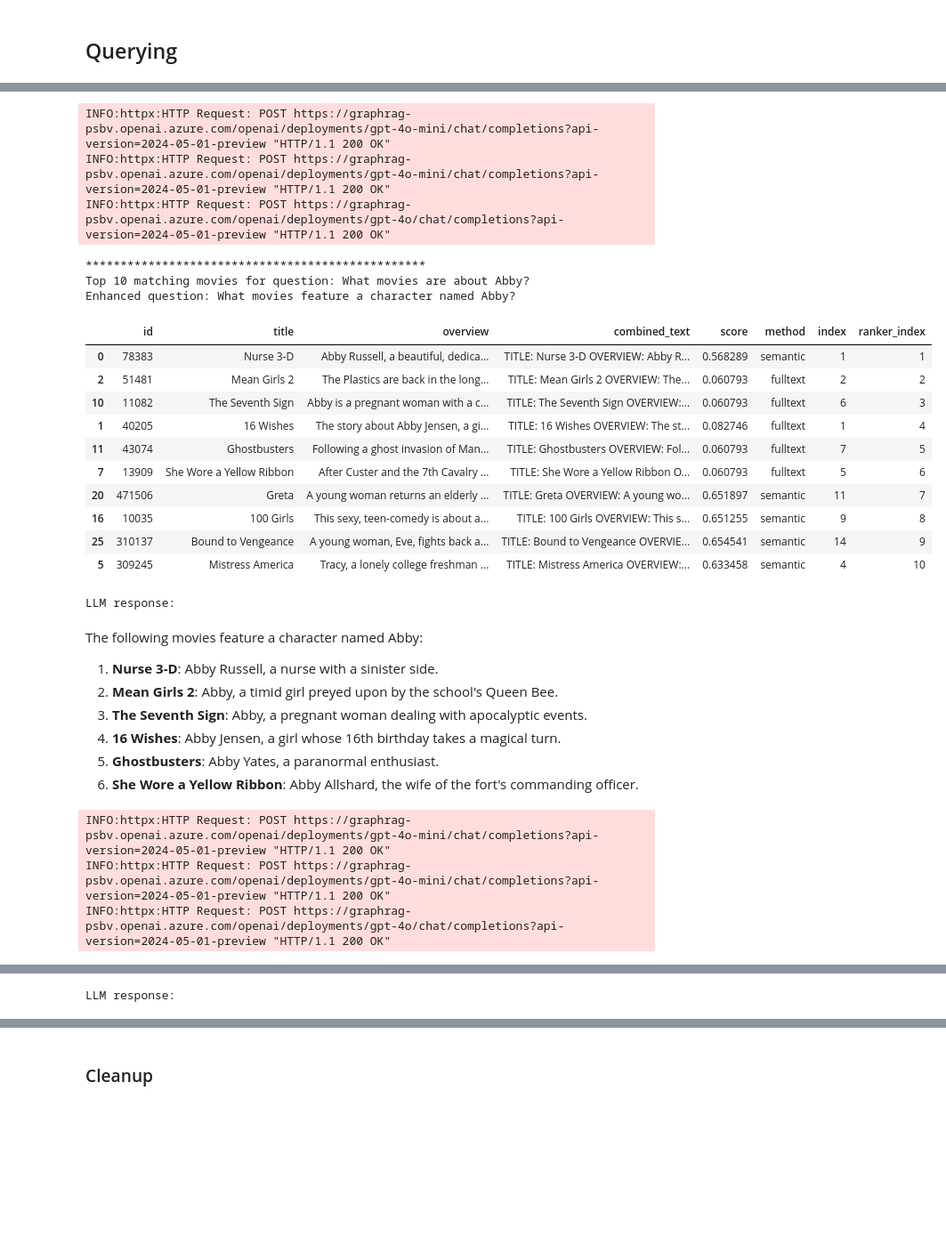
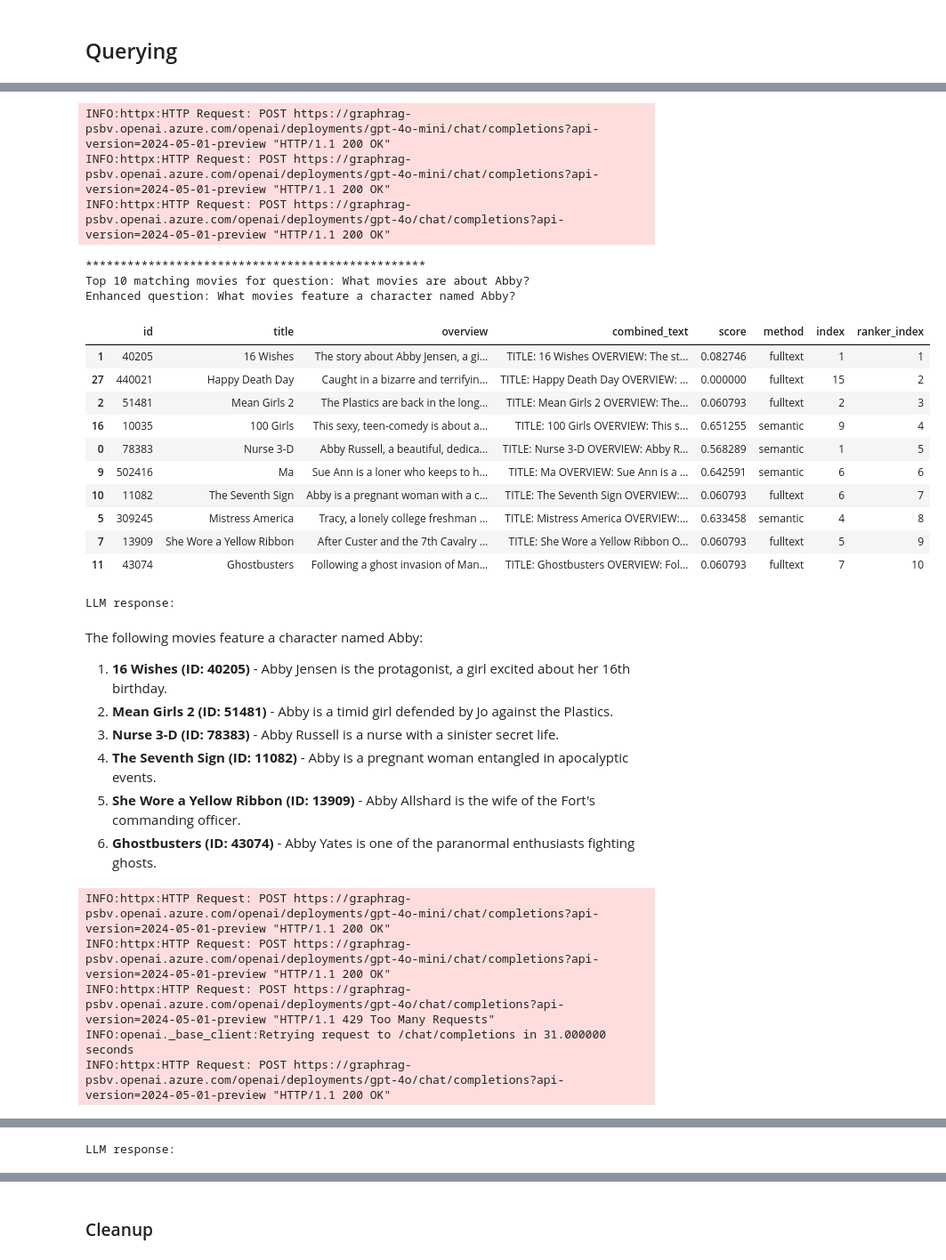
Before and after one commit to tkubica12/azure-workshops, a Jupyter notebook: d-ai-rag/rag_guide.ipynb, the cells around one changed output, grey strips where cells are left out. Shown at 89% size. Saved outputs shown, nothing was run; the diff lists cells and outputs as text; code cells hidden in the pictures; blank space fills up the shorter version.

```diff
--- a/d-ai-graphrag/guide.ipynb
+++ b/d-ai-rag/rag_guide.ipynb
@@ -313,7 +313,7 @@ from IPython.display import display, Markdown
 def build_context(df: DataFrame) -> str:
     context = "CONTEXT:\n"
     for _, row in df.iterrows():
-        context += f"- {row['combined_text']}\n"
+        context += f"- ID: {row['id']} {row['combined_text']}\n"
     return context
 
 def execute_query(query: str, parameters: tuple) -> DataFrame:
@@ -324,7 +324,11 @@ def execute_query(query: str, parameters: tuple) -> DataFrame:
     return pd.DataFrame(result, columns=columns)
 
 def llm_final_answer(question: str, context: str) -> str:
-    system_prompt = "You are a movies expert who answers questions based on movie details. You will be provided with most relevant list of movies with their titles and overview that are results of search based on user question. Make sure your answer is based only on context provided.\n"
+    system_prompt = """
+    You are a movies expert who answers questions based on movie details.
+    You will be provided with most relevant list of movies with their titles and overview that are results of search based on user question.
+    Make sure your answer is based ONLY on context provided and when referencing any movie make sure to list its id.
+    """
     user_prompt = f"QUESTION: {question}\n{context}\n\nAnswer concisely."
     messages = [
         {"role": "system", "content": system_prompt},
@@ -820,7 +806,7 @@ Based on the context, the most common genre of movies featuring a key character
 # %%
 import pandas as pd
 from flashrank import Ranker, RerankRequest
-ranker = Ranker(model_name="ms-marco-MiniLM-L-12-v2", cache_dir="/opt")
+ranker = Ranker(model_name="ms-marco-MultiBERT-L-12", cache_dir="/opt")  # Interesting options are: ms-marco-MiniLM-L-6-v2, rank-T5-flan, ce-esci-MiniLM-L12-v2, ms-marco-MultiBERT-L-12, rank_zephyr_7b_v1_full
 
 for q in questions:
     # Use LLM to enhance the question for full-text search
@@ -902,54 +888,56 @@ for q in questions:
         )
     SELECT * FROM deduped_results
     ORDER BY index
     """
 
     df_results = execute_query(search_query, (question_fulltext_enhanced,question_fulltext_enhanced,question_semantic_enhanced,question_semantic_enhanced))
 
     # ReRanking
     passages = []
     for _, row in df_results.iterrows():
         passages.append({
             "id": row["id"],
             "text": row["combined_text"]
         })
     rerank_request = RerankRequest(query=q, passages=passages)
     rerank_output = ranker.rerank(rerank_request)
     rank_mapping = {result["id"]: rank for rank, result in enumerate(rerank_output, start=1)}
     df_results["ranker_index"] = df_results["id"].map(rank_mapping)
     df_results = df_results.sort_values("ranker_index")[:10]
 
     response = llm_final_answer(question_semantic_enhanced, build_context(df_results))
     print_output(df_results=df_results, question=q, response=response, question_enhanced=question_semantic_enhanced)
 # %% [output]
 INFO:httpx:HTTP Request: POST https://graphrag-psbv.openai.azure.com/openai/deployments/gpt-4o-mini/chat/completions?api-version=2024-05-01-preview "HTTP/1.1 200 OK"
 INFO:httpx:HTTP Request: POST https://graphrag-psbv.openai.azure.com/openai/deployments/gpt-4o-mini/chat/completions?api-version=2024-05-01-preview "HTTP/1.1 200 OK"
 INFO:httpx:HTTP Request: POST https://graphrag-psbv.openai.azure.com/openai/deployments/gpt-4o/chat/completions?api-version=2024-05-01-preview "HTTP/1.1 200 OK"
 *************************************************
 Top 10 matching movies for question: What movies are about Abby?
 Enhanced question: What movies feature a character named Abby?
 |  | id | title | overview | combined_text | score | method | index | ranker_index |
-| 0 | 78383 | Nurse 3-D | Abby Russell, a beautiful, dedica... | TITLE: Nurse 3-D OVERVIEW: Abby R... | 0.568289 | semantic | 1 | 1 |
-| 2 | 51481 | Mean Girls 2 | The Plastics are back in the long... | TITLE: Mean Girls 2 OVERVIEW: The... | 0.060793 | fulltext | 2 | 2 |
-| 10 | 11082 | The Seventh Sign | Abby is a pregnant woman with a c... | TITLE: The Seventh Sign OVERVIEW:... | 0.060793 | fulltext | 6 | 3 |
-| 1 | 40205 | 16 Wishes | The story about Abby Jensen, a gi... | TITLE: 16 Wishes OVERVIEW: The st... | 0.082746 | fulltext | 1 | 4 |
-| 11 | 43074 | Ghostbusters | Following a ghost invasion of Man... | TITLE: Ghostbusters OVERVIEW: Fol... | 0.060793 | fulltext | 7 | 5 |
-| 7 | 13909 | She Wore a Yellow Ribbon | After Custer and the 7th Cavalry ... | TITLE: She Wore a Yellow Ribbon O... | 0.060793 | fulltext | 5 | 6 |
-| 20 | 471506 | Greta | A young woman returns an elderly ... | TITLE: Greta OVERVIEW: A young wo... | 0.651897 | semantic | 11 | 7 |
-| 16 | 10035 | 100 Girls | This sexy, teen-comedy is about a... | TITLE: 100 Girls OVERVIEW: This s... | 0.651255 | semantic | 9 | 8 |
-| 25 | 310137 | Bound to Vengeance | A young woman, Eve, fights back a... | TITLE: Bound to Vengeance OVERVIE... | 0.654541 | semantic | 14 | 9 |
-| 5 | 309245 | Mistress America | Tracy, a lonely college freshman ... | TITLE: Mistress America OVERVIEW:... | 0.633458 | semantic | 4 | 10 |
+| 1 | 40205 | 16 Wishes | The story about Abby Jensen, a gi... | TITLE: 16 Wishes OVERVIEW: The st... | 0.082746 | fulltext | 1 | 1 |
+| 27 | 440021 | Happy Death Day | Caught in a bizarre and terrifyin... | TITLE: Happy Death Day OVERVIEW: ... | 0.000000 | fulltext | 15 | 2 |
+| 2 | 51481 | Mean Girls 2 | The Plastics are back in the long... | TITLE: Mean Girls 2 OVERVIEW: The... | 0.060793 | fulltext | 2 | 3 |
+| 16 | 10035 | 100 Girls | This sexy, teen-comedy is about a... | TITLE: 100 Girls OVERVIEW: This s... | 0.651255 | semantic | 9 | 4 |
+| 0 | 78383 | Nurse 3-D | Abby Russell, a beautiful, dedica... | TITLE: Nurse 3-D OVERVIEW: Abby R... | 0.568289 | semantic | 1 | 5 |
+| 9 | 502416 | Ma | Sue Ann is a loner who keeps to h... | TITLE: Ma OVERVIEW: Sue Ann is a ... | 0.642591 | semantic | 6 | 6 |
+| 10 | 11082 | The Seventh Sign | Abby is a pregnant woman with a c... | TITLE: The Seventh Sign OVERVIEW:... | 0.060793 | fulltext | 6 | 7 |
+| 5 | 309245 | Mistress America | Tracy, a lonely college freshman ... | TITLE: Mistress America OVERVIEW:... | 0.633458 | semantic | 4 | 8 |
+| 7 | 13909 | She Wore a Yellow Ribbon | After Custer and the 7th Cavalry ... | TITLE: She Wore a Yellow Ribbon O... | 0.060793 | fulltext | 5 | 9 |
+| 11 | 43074 | Ghostbusters | Following a ghost invasion of Man... | TITLE: Ghostbusters OVERVIEW: Fol... | 0.060793 | fulltext | 7 | 10 |
 LLM response:
 The following movies feature a character named Abby:
 
-1. **Nurse 3-D**: Abby Russell, a nurse with a sinister side.
-2. **Mean Girls 2**: Abby, a timid girl preyed upon by the school's Queen Bee.
-3. **The Seventh Sign**: Abby, a pregnant woman dealing with apocalyptic events.
-4. **16 Wishes**: Abby Jensen, a girl whose 16th birthday takes a magical turn.
-5. **Ghostbusters**: Abby Yates, a paranormal enthusiast.
-6. **She Wore a Yellow Ribbon**: Abby Allshard, the wife of the fort's commanding officer.
+1. **16 Wishes (ID: 40205)** - Abby Jensen is the protagonist, a girl excited about her 16th birthday.
+2. **Mean Girls 2 (ID: 51481)** - Abby is a timid girl defended by Jo against the Plastics.
+3. **Nurse 3-D (ID: 78383)** - Abby Russell is a nurse with a sinister secret life.
+4. **The Seventh Sign (ID: 11082)** - Abby is a pregnant woman entangled in apocalyptic events.
+5. **She Wore a Yellow Ribbon (ID: 13909)** - Abby Allshard is the wife of the Fort's commanding officer.
+6. **Ghostbusters (ID: 43074)** - Abby Yates is one of the paranormal enthusiasts fighting ghosts.
 INFO:httpx:HTTP Request: POST https://graphrag-psbv.openai.azure.com/openai/deployments/gpt-4o-mini/chat/completions?api-version=2024-05-01-preview "HTTP/1.1 200 OK"
 INFO:httpx:HTTP Request: POST https://graphrag-psbv.openai.azure.com/openai/deployments/gpt-4o-mini/chat/completions?api-version=2024-05-01-preview "HTTP/1.1 200 OK"
+INFO:httpx:HTTP Request: POST https://graphrag-psbv.openai.azure.com/openai/deployments/gpt-4o/chat/completions?api-version=2024-05-01-preview "HTTP/1.1 429 Too Many Requests"
+INFO:openai._base_client:Retrying request to /chat/completions in 31.000000 seconds
 INFO:httpx:HTTP Request: POST https://graphrag-psbv.openai.azure.com/openai/deployments/gpt-4o/chat/completions?api-version=2024-05-01-preview "HTTP/1.1 200 OK"
 *************************************************
 Top 10 matching movies for question: I have seen all Star Wars movies and would like tips for something similar I can watch next.
```
Also changed, not shown: parts of 20 cells of this notebook, 16 other files.
